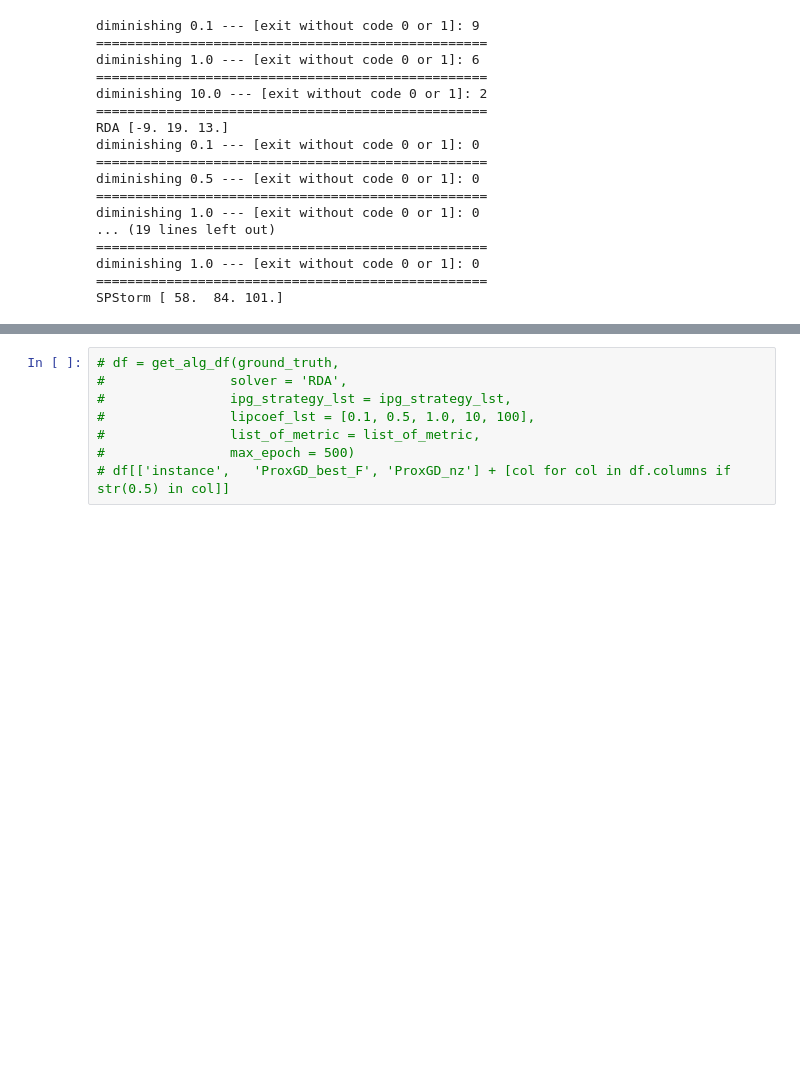
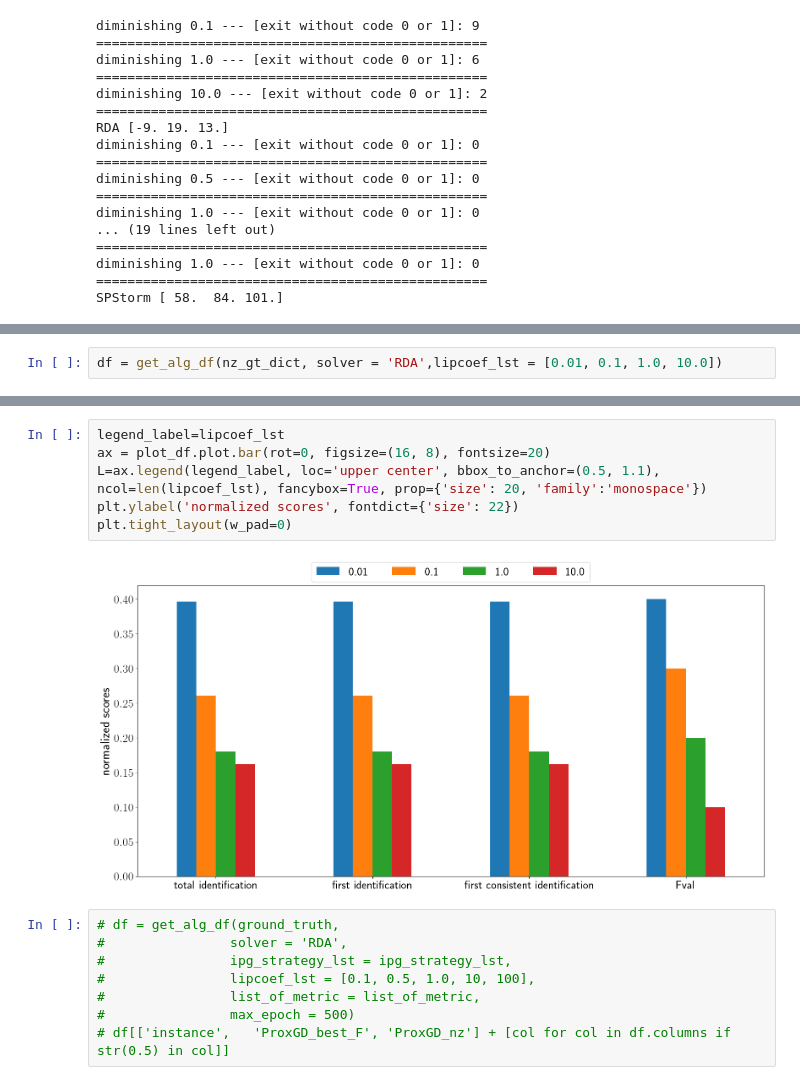
Before and after one commit to Yutong-Dai/Support_Identification, a Jupyter notebook: experiments/Analyze/parameter_tuning.ipynb, the cells around one changed output, grey strips where cells are left out. Cells and saved outputs as stored; diff of their text form; blank space fills up the shorter version.

```diff
--- a/experiments/Analyze/parameter_tuning.ipynb
+++ b/experiments/Analyze/parameter_tuning.ipynb
@@ -280,0 +541,2 @@ SPStorm [ 58.  84. 101.]
+# %%
+df = get_alg_df(nz_gt_dict, solver = 'RDA',lipcoef_lst = [0.01, 0.1, 1.0, 10.0])
@@ -281,3 +642,11 @@ SPStorm [ 58.  84. 101.]
+# %%
+legend_label=lipcoef_lst
+ax = plot_df.plot.bar(rot=0, figsize=(16, 8), fontsize=20)
+L=ax.legend(legend_label, loc='upper center', bbox_to_anchor=(0.5, 1.1), ncol=len(lipcoef_lst), fancybox=True, prop={'size': 20, 'family':'monospace'})
+plt.ylabel('normalized scores', fontdict={'size': 22})
+plt.tight_layout(w_pad=0)
+# %% [output]
+[figure, added]
 # %%
 # df = get_alg_df(ground_truth,
 #                solver = 'RDA',
```
Also changed, not shown: parts of 9 cells of this notebook, 5 other files.
